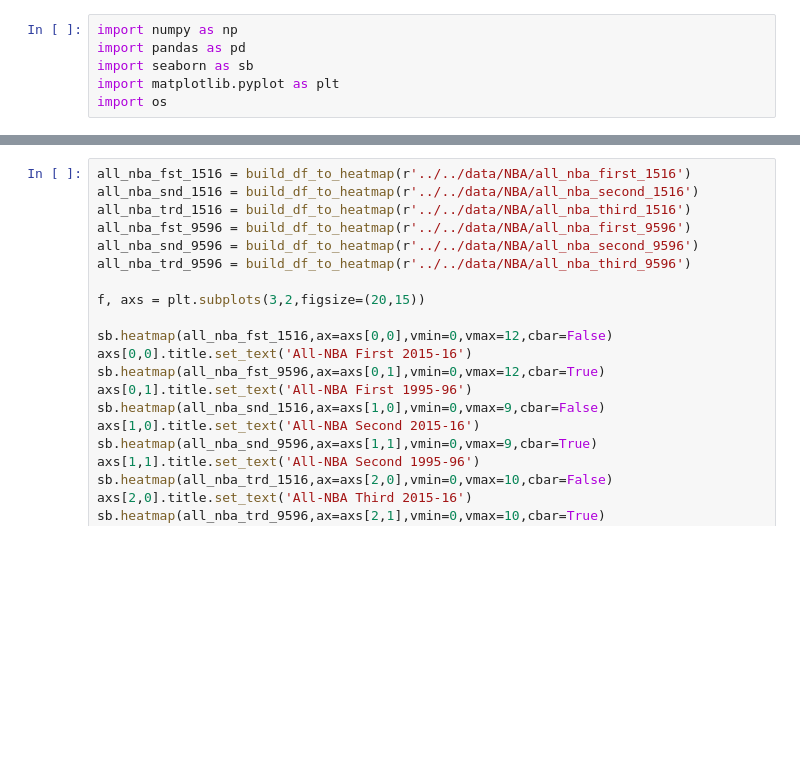
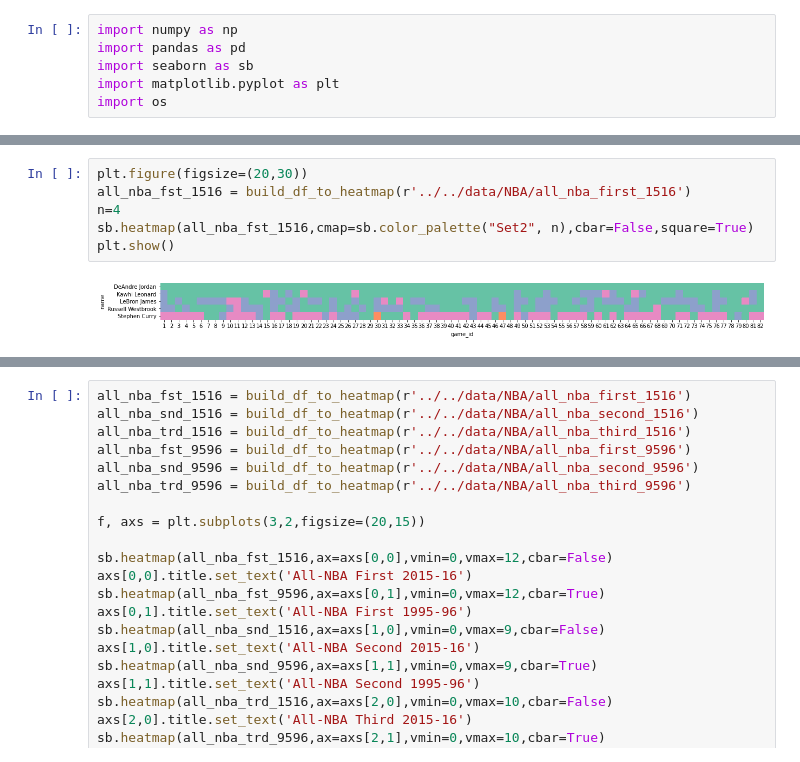
Before and after one commit to plal/band-depth, a Jupyter notebook: notebooks/2021-06-22_heatmap-test.ipynb, the cells around one changed output, grey strips where cells are left out. Saved outputs shown, nothing was run; the diff lists cells and outputs as text; blank space fills up the shorter version.

```diff
--- a/notebooks/2021-06-22_heatmap-test.ipynb
+++ b/notebooks/2021-06-22_heatmap-test.ipynb
@@ -54,0 +123,8 @@ def build_df_to_heatmap(data_path):
+# %%
+plt.figure(figsize=(20,30))
+all_nba_fst_1516 = build_df_to_heatmap(r'../../data/NBA/all_nba_first_1516')
+n=4
+sb.heatmap(all_nba_fst_1516,cmap=sb.color_palette("Set2", n),cbar=False,square=True)
+plt.show()
+# %% [output]
+[figure, added]
```
Also changed, not shown: parts of 12 cells of this notebook.
